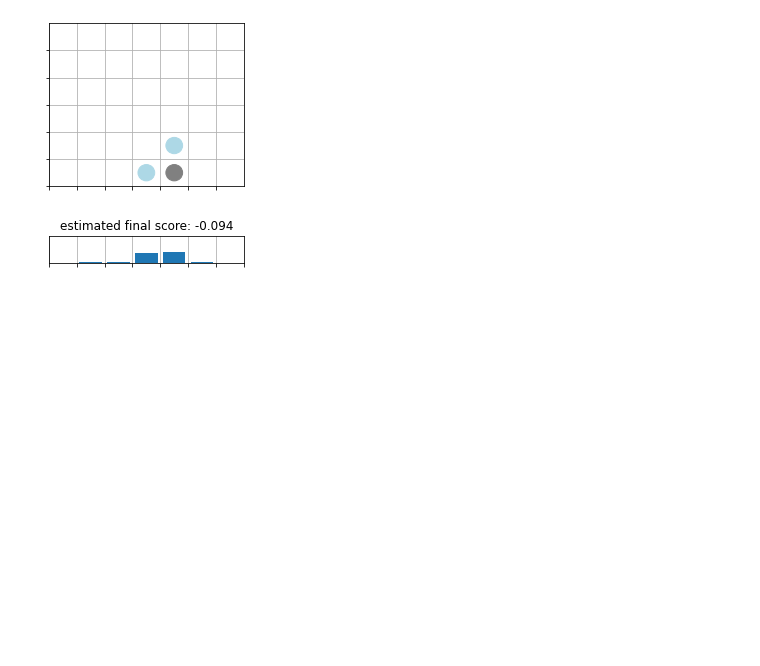
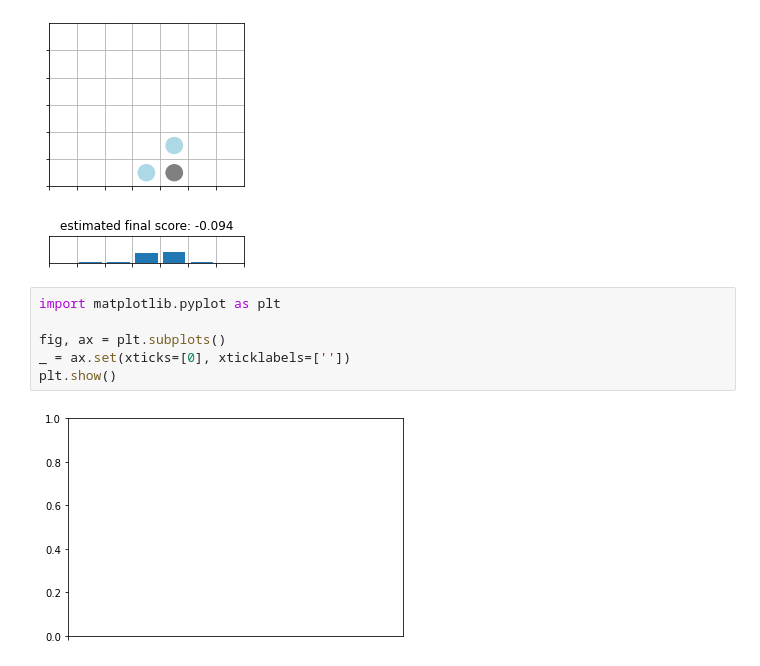
Before and after one commit to spayot/connectfour, a Jupyter notebook: notebooks/test_game.ipynb, the cells around one changed output. Cells and saved outputs as stored; diff of their text form; blank space fills up the shorter version.

```diff
--- a/notebooks/test_game.ipynb
+++ b/notebooks/test_game.ipynb
@@ -677,3 +677,11 @@ c4.render.render_policy(policy, title=f"estimated final score: {value:.3f}")
 # %% [output]
 [figure]
 [figure]
+# %%
+import matplotlib.pyplot as plt
+
+fig, ax = plt.subplots()
+_ = ax.set(xticks=[0], xticklabels=[''])
+plt.show()
+# %% [output]
+[figure, added]
```
Also changed, not shown: parts of 1 cell of this notebook, 1 other file.
